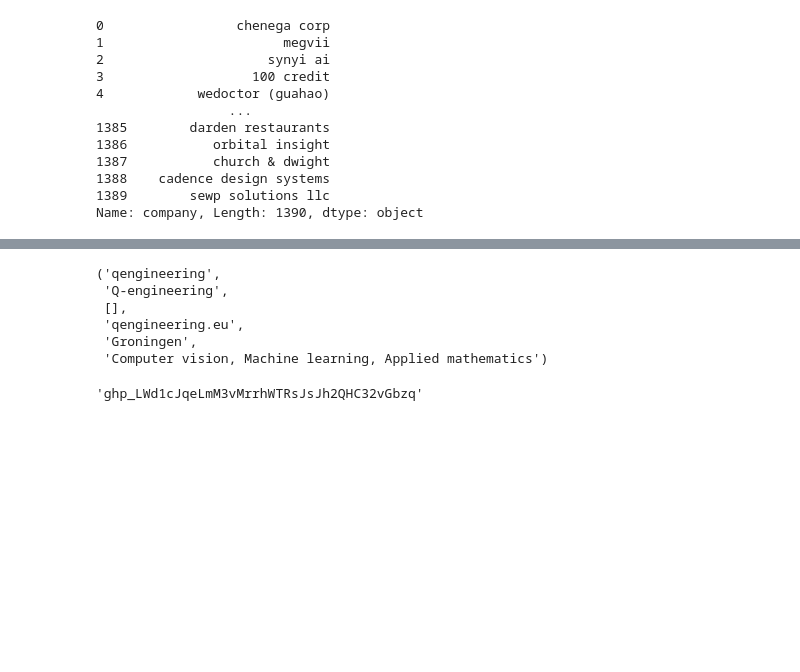
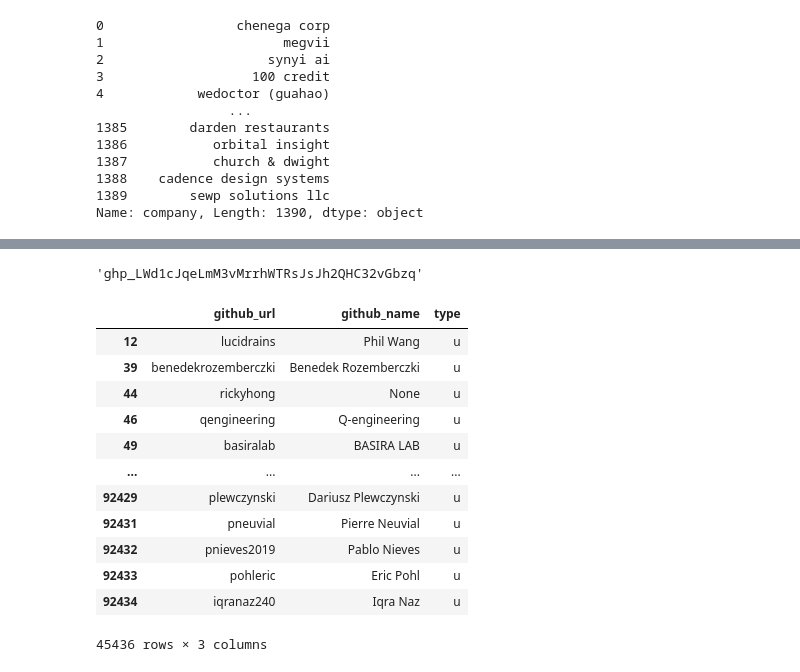
Before and after one commit to georgetown-cset/eto-orca, a Jupyter notebook: PARAT_exploration.ipynb, the cells around one changed output, grey strips where cells are left out. Saved outputs shown, nothing was run; the diff lists cells and outputs as text; code cells hidden in the pictures; blank space fills up the shorter version.

```diff
--- a/PARAT_exploration.ipynb
+++ b/PARAT_exploration.ipynb
@@ -3 +1,16 @@ import pandas as pd
+# %%
+import pandas as pd
+import json
+import re
+from github import Github
+import os
+import pprint
+import time
+
+pp = pprint.PrettyPrinter()
+
+# github login
+g = Github(os.environ["GITHUB_ACCESS_KEY"])
+
+RATE_LIMIT_INTERVAL = 60 * 60 / 5000 + 0.2
 # %%
@@ -61,0 +78,21 @@ vis_companies.merge(gh, on=["company"])
+# %%
+# get all
+# 92435 total / 4500 = 20.5411111, total sleep time 20 hours
+counter = 1
+names = []
+for i in ct["company"]:
+    print(counter, i)
+    counter += 1
+    time.sleep(RATE_LIMIT_INTERVAL)
+#     if counter % 4500 == 0:
+#         time.sleep(60*60) # sleep 1 hr
+
+    try:
+        companydata = g.get_organization(i)
+        names.append([i, companydata, "o"])
+    except:
+        try:
+            userdata = g.get_user(i)
+            names.append([i, userdata, "u"])
+        except:
+            names.append([i, None, None])
@@ -61,0 +119,2 @@ vis_companies.merge(gh, on=["company"])
+# %%
+nm = pd.DataFrame(names, columns = ["github_url", "github_name", "type"])
@@ -157,15 +138,3 @@ list(gh["company"].value_counts().keys())[:100] # top ones for now
-# %%
-# process_company("qengineering")
-process_user("qengineering")
-# process_user("benedekrozemberczki")
-# revise this process...
-# %% [output]
-('qengineering',
- 'Q-engineering',
- [],
- 'qengineering.eu',
- 'Groningen',
- 'Computer vision, Machine learning, Applied mathematics')
 # %%
 os.environ["GITHUB_ACCESS_KEY"]
 # %% [output]
@@ -373,0 +144,16 @@ def extract_company(userdata):
+# %%
+nm[nm["type"] == "u"]
+# %% [output]
+|  | github_url | github_name | type |
+| 12 | lucidrains | Phil Wang | u |
+| 39 | benedekrozemberczki | Benedek Rozemberczki | u |
+| 44 | rickyhong | None | u |
+| 46 | qengineering | Q-engineering | u |
+| 49 | basiralab | BASIRA LAB | u |
+| ... | ... | ... | ... |
+| 92429 | plewczynski | Dariusz Plewczynski | u |
+| 92431 | pneuvial | Pierre Neuvial | u |
+| 92432 | pnieves2019 | Pablo Nieves | u |
+| 92433 | pohleric | Eric Pohl | u |
+| 92434 | iqranaz240 | Iqra Naz | u |
+45436 rows × 3 columns
```
Also changed, not shown: parts of 39 cells of this notebook, 2 other files.
